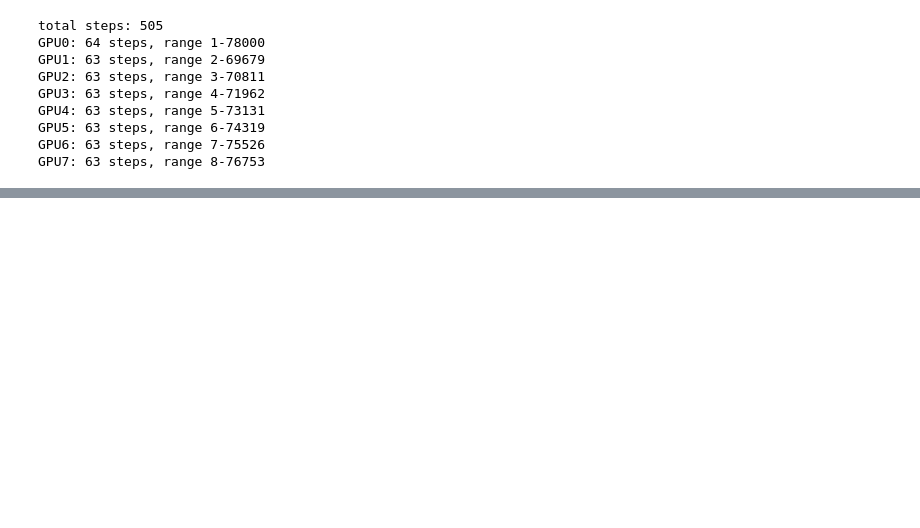
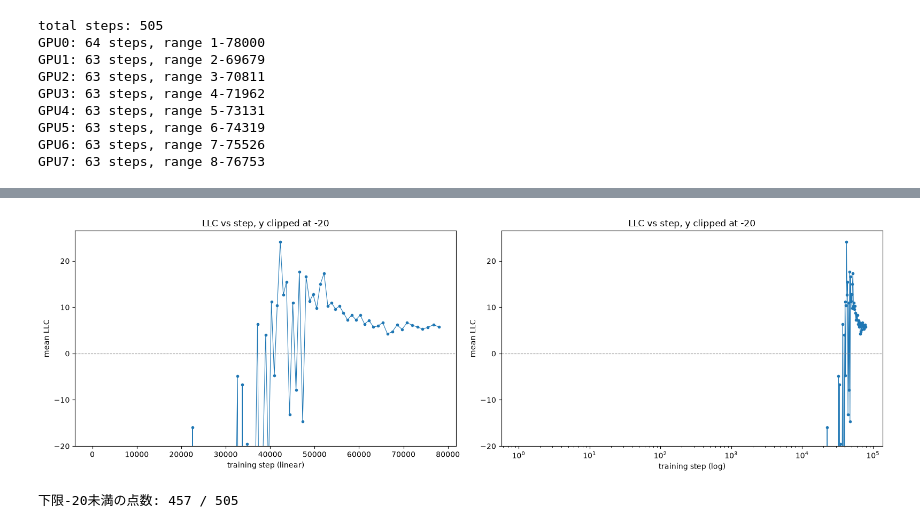
Before and after one commit to shiryu-nakano/dsb-llc-reproduction, a Jupyter notebook: plots3.ipynb, the cells around one changed output, grey strips where cells are left out. Saved outputs shown, nothing was run; the diff lists cells and outputs as text; code cells hidden in the pictures; blank space fills up the shorter version.

```diff
--- a/plots3.ipynb
+++ b/plots3.ipynb
@@ -49,0 +161,38 @@ def load_save_steps(path, max_steps, num_points=None, interval=None):
+# %%
+import json
+from pathlib import Path
+import numpy as np
+import matplotlib.pyplot as plt
+
+all_results = []
+for gpu in range(8):
+    path = Path(f"/home/nakano/server/llc_results_dense/cifar10_train_llc_seed42_chunk{gpu}.json")
+    with open(path) as f:
+        d = json.load(f)
+    all_results.extend(d["results"])
+
+all_results.sort(key=lambda r: r["step"])
+steps = np.array([r["step"] for r in all_results])
+llcs = np.array([r["mean_llc"] for r in all_results])
+
+Y_MIN = -20
+
+fig, axes = plt.subplots(1, 2, figsize=(16, 5))
+
+for ax, xscale in zip(axes, ["linear", "log"]):
+    ax.plot(steps, llcs, "o-", ms=3, lw=0.8, color="C0")
+    ax.axhline(0, ls="--", c="gray", lw=0.8)
+    ax.set_ylim(Y_MIN, llcs.max() * 1.1)
+    ax.set_xscale(xscale)
+    ax.set_xlabel(f"training step ({xscale})")
+    ax.set_ylabel("mean LLC")
+    ax.set_title(f"LLC vs step, y clipped at {Y_MIN}")
+
+plt.tight_layout()
+plt.show()
+
+n_clipped = (llcs < Y_MIN).sum()
+print(f"下限{Y_MIN}未満の点数: {n_clipped} / {len(llcs)}")
+# %% [output]
+[figure, added]
+下限-20未満の点数: 457 / 505
```
Also changed, not shown: parts of 12 cells of this notebook, 4 other files.
